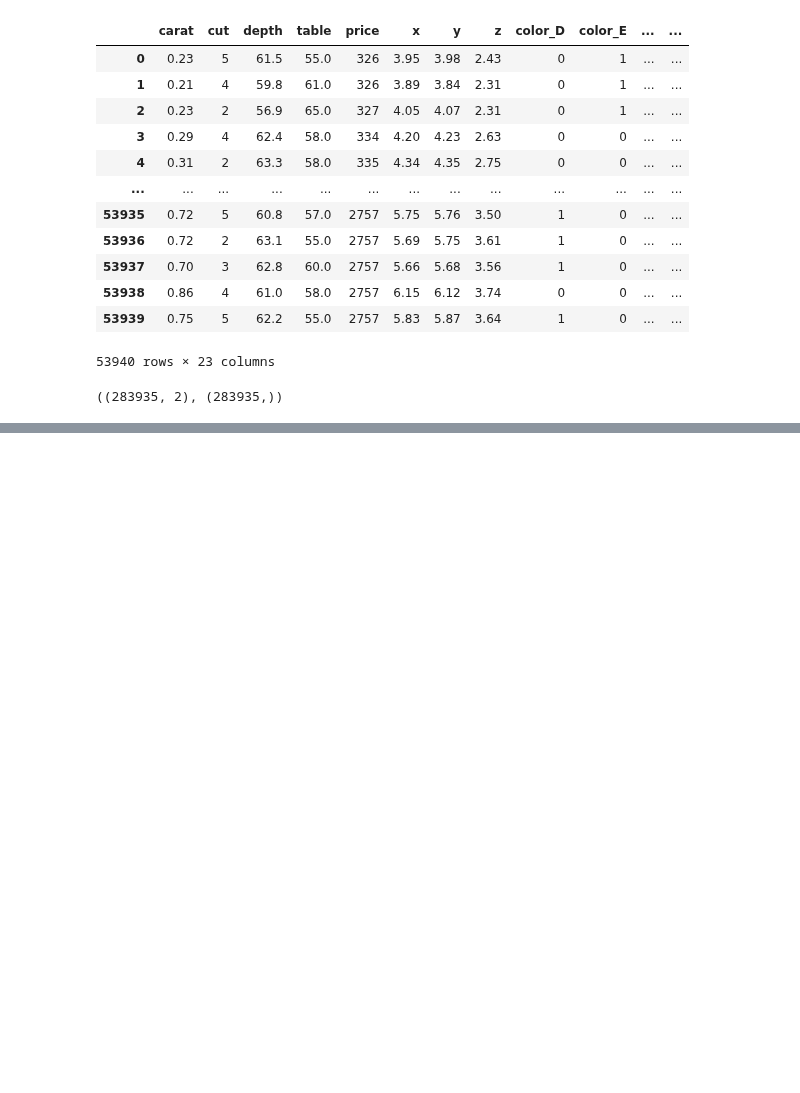
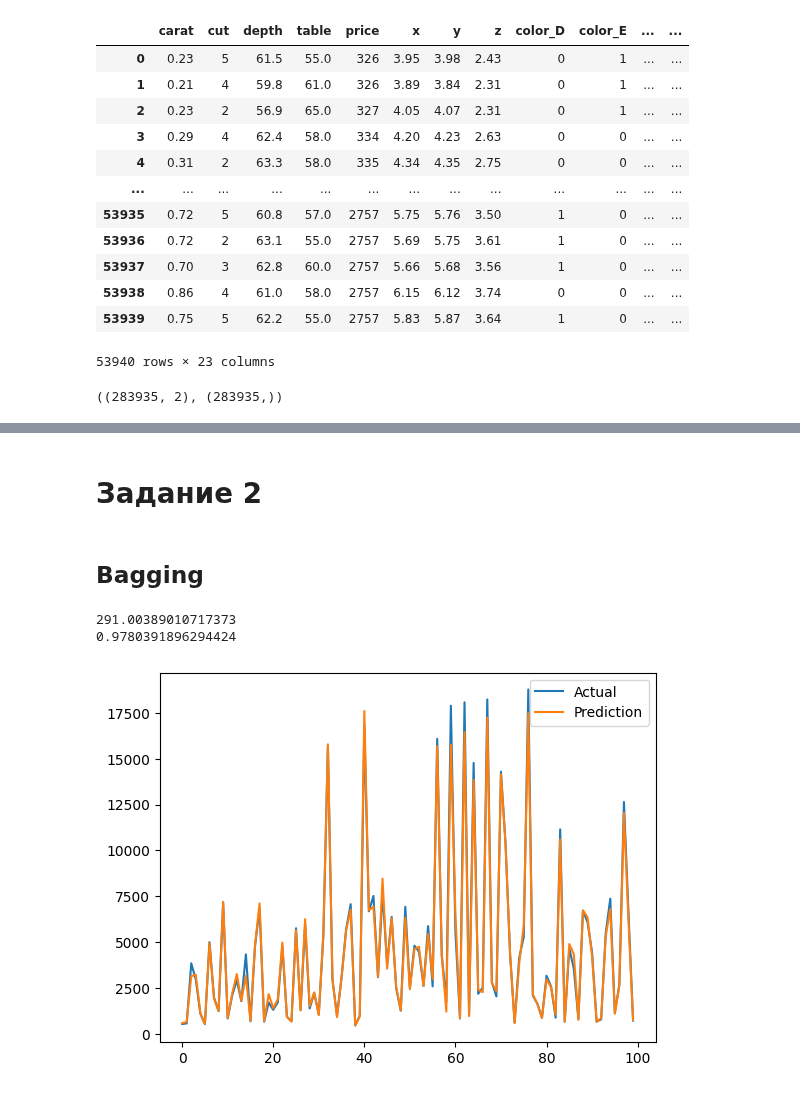
Before and after one commit to Flawed1/machine_learning_practice, a Jupyter notebook: task3/task3.ipynb, the cells around one changed output, grey strips where cells are left out. Saved outputs shown, nothing was run; the diff lists cells and outputs as text; code cells hidden in the pictures; blank space fills up the shorter version.

```diff
--- a/task3/task3.ipynb
+++ b/task3/task3.ipynb
@@ -111,0 +122,21 @@ print(tree.export_text(tree_classification_model))
+# %% [markdown]
+# Задание 2
+# %% [markdown]
+## Bagging
+# %%
+bagging_regression_model = ensemble.BaggingRegressor().fit(X_reg_train, Y_reg_train)
+
+bagging_regression_prediction = bagging_regression_model.predict(X_reg_test)
+# %%
+print(metrics.mean_absolute_error(Y_reg_test, bagging_regression_prediction),
+      metrics.r2_score(Y_reg_test, bagging_regression_prediction),
+      sep="\n")
+# %% [output]
+291.00389010717373
+0.9780391896294424
+# %%
+plt.plot(Y_reg_test.to_numpy()[:100], label="Actual");
+plt.plot(bagging_regression_prediction[:100], label="Prediction");
+plt.legend();
+# %% [output]
+[figure, added]
```
Also changed, not shown: parts of 31 cells of this notebook.
